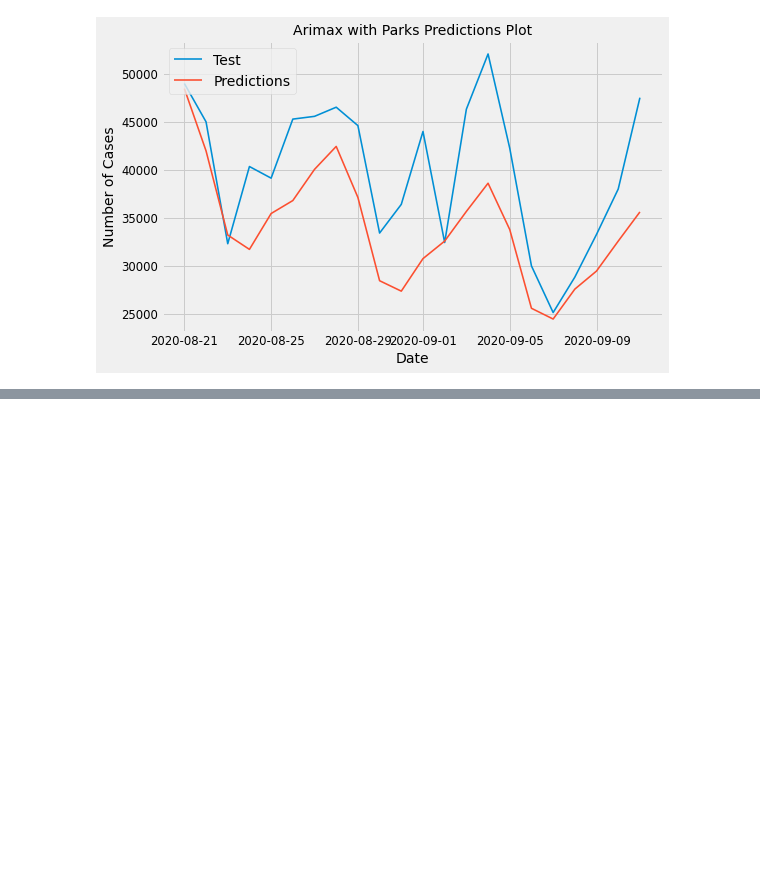
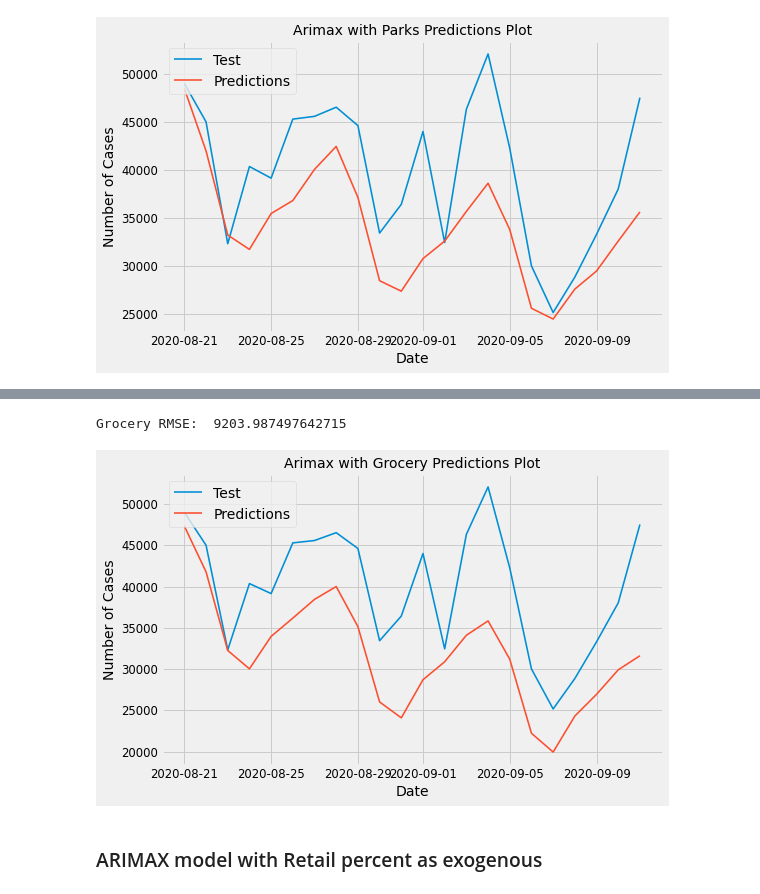
Before and after one commit to jagan-singh/covid-forecasting, a Jupyter notebook: google_data.ipynb, the cells around one changed output, grey strips where cells are left out. Cells and saved outputs as stored; diff of their text form; code cells hidden in the pictures; blank space fills up the shorter version.

```diff
--- a/google_data.ipynb
+++ b/google_data.ipynb
@@ -257,0 +305,7 @@ plt.show()
+# %%
+grocery = SARIMAX(train['case_day'],
+                  exog = train['grocery'] ,
+                  order=(7, 1, 6))
+grocery_fit = grocery.fit(disp=False)
+# %%
+grocery_preds = grocery_fit.forecast(steps = 22, exog = test['grocery'])
@@ -257,0 +332,18 @@ plt.show()
+# %%
+grocery_rmse = np.sqrt(mean_squared_error(grocery_preds, test['case_day']))
+print('Grocery RMSE: ', grocery_rmse)
+# %% [output]
+Grocery RMSE:  9203.987497642715
+# %%
+fig, ax = plt.subplots()
+plt.plot(test['case_day'], label = 'Test')
+plt.plot(grocery_preds, label  = 'Predictions')
+plt.xlabel('Date')
+plt.ylabel('Number of Cases')
+plt.legend(loc = 'upper left')
+plt.title('Arimax with Grocery Predictions Plot')
+plt.show()
+# %% [output]
+[figure, added]
+# %% [markdown]
+### ARIMAX model with Retail percent as exogenous
```
Also changed, not shown: parts of 20 cells of this notebook.
